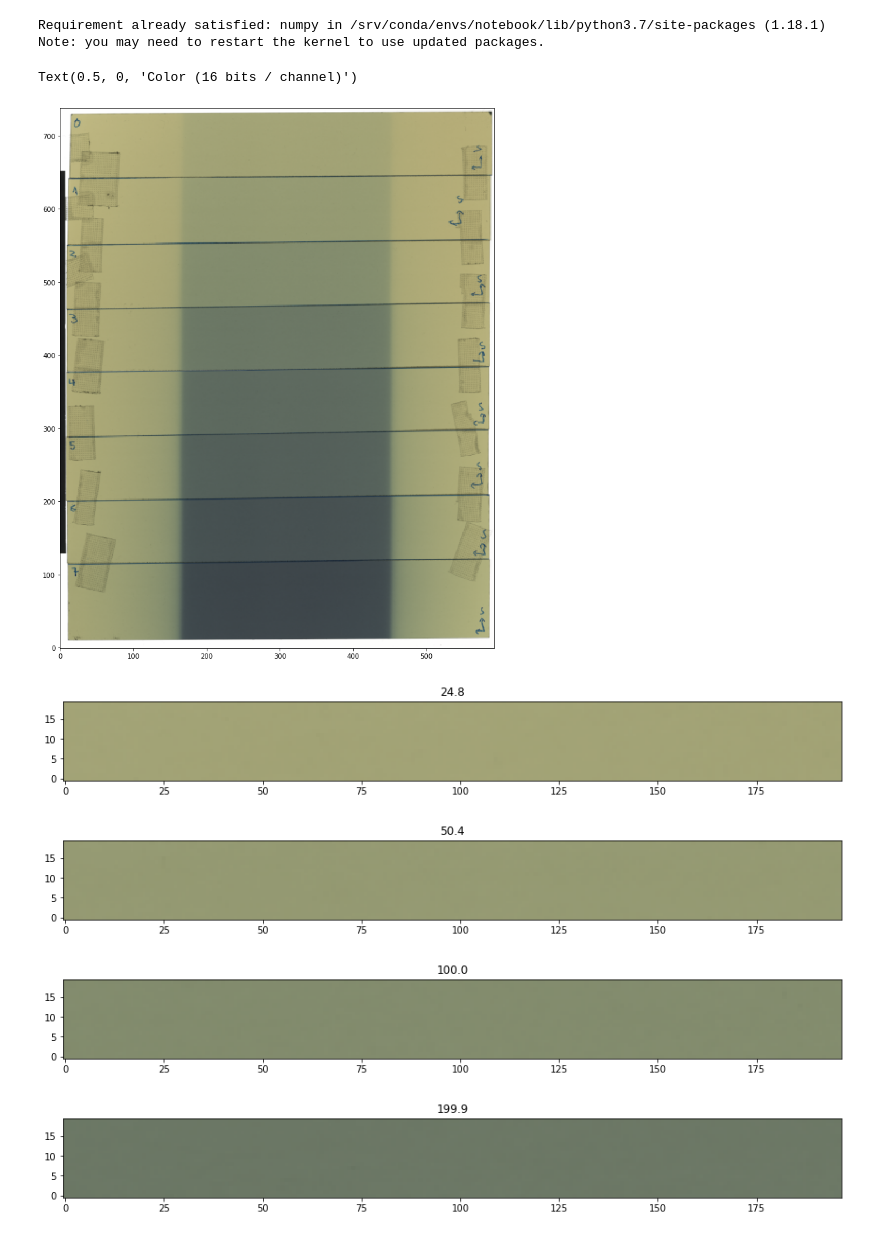
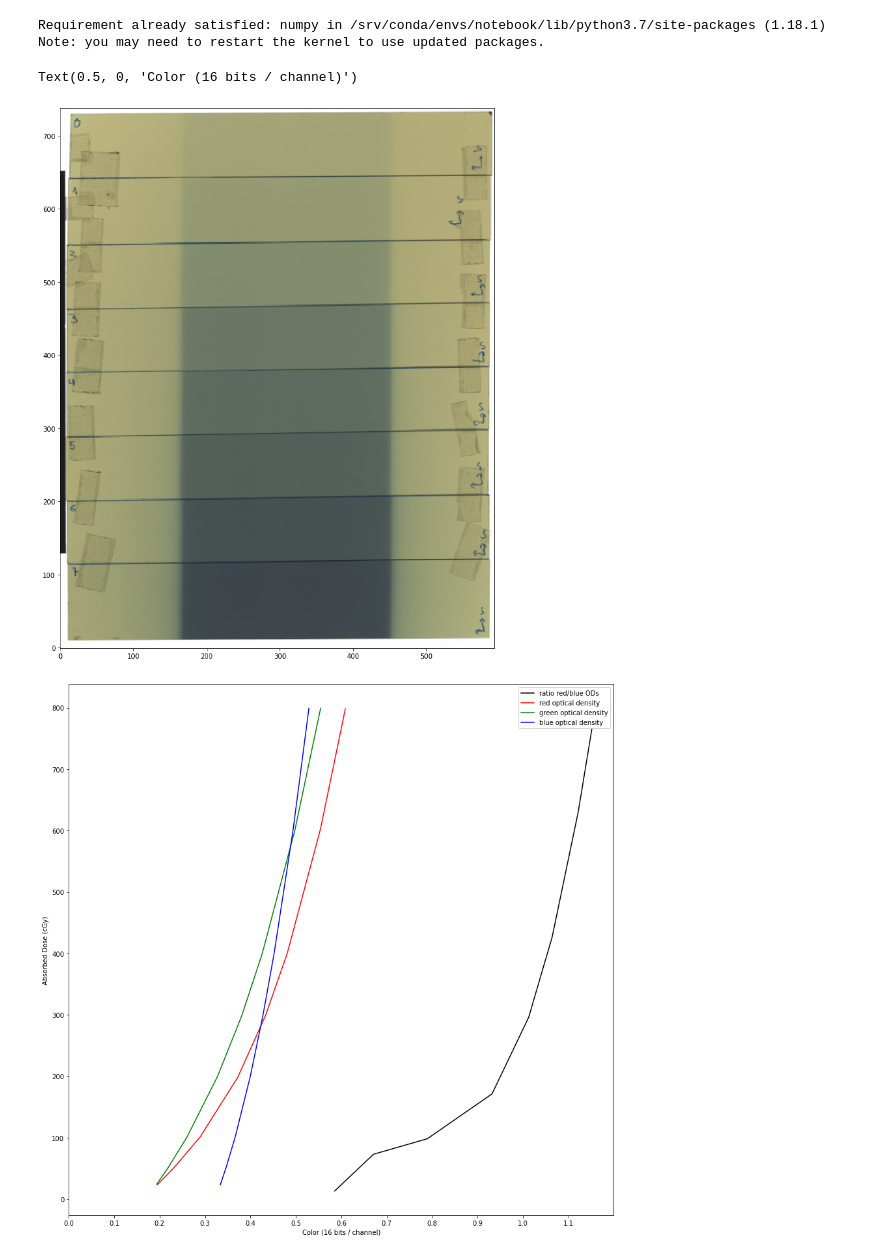
Before and after one commit to TheHelvetHawk/stageinfo, a Jupyter notebook: EBT3_CalibrationWithFitting.ipynb, the cells around one changed output. Saved outputs shown, nothing was run; the diff lists cells and outputs as text; code cells hidden in the pictures.

```diff
--- a/EBT3_CalibrationWithFitting.ipynb
+++ b/EBT3_CalibrationWithFitting.ipynb
@@ -32,18 +29,19 @@ from mpl_toolkits.axes_grid1 import make_axes_locatable
 from scipy import ndimage, optimize
 
 import SimpleITK
+# %%
+# INPUT PARAMETERS #
+
+m_fns = ['tif1/scan1.tif', 'tif1/scan2.tif', 'tif1/scan3.tif', 'tif1/scan4.tif', 'tif1/scan5.tif']
+
+
+list0 = [799.7, 599.8, 399.9, 299.9, 199.9, 100.0, 50.4, 24.8] # Dose values
+
+display_strips = False
+
+def fitting_func(x, a, b, c, d):
+    return a * (x**3) + b * (x**2) + c*x + d
 # %%
-# INPUT PARAMETERS #
-
-m_fns = ['tif1/scan1.tif', 'tif1/scan2.tif', 'tif1/scan3.tif', 'tif1/scan4.tif', 'tif1/scan5.tif']
-
-
-list0 = [799.7, 599.8, 399.9, 299.9, 199.9, 100.0, 50.4, 24.8]
-
-def fitting_func(x, a, b):
-    return a * (x**2) + b
-
-
 # CREATION OF THE MEDIAN IMAGE #
 
 arrays = [0 for i in range(len(m_fns))]
@@ -91,7 +89,6 @@ array[array==65535]=65534
 array = array / 65535.0
 # %%
 # MATPLOTLIB #
-display_strips = True
 list1 = [0 for i in range(8)] # list of length 8
 
 plt.rcParams['figure.figsize'] = (15, 15)
@@ -109,48 +106,36 @@ for i in range(7, -1, -1):
     centy = (2*i+1)*(sizey//8)//2 # mid-height of the current strip
 
     if display_strips:
         fig, ax2 = plt.subplots()
         ax2.imshow(array[centy-10 : centy+10, thirdx : 2*thirdx], origin='lower') # displays the current strip
         ax2.set_title(list0[i])
 
     zoi = array[centy-10 : centy+10, thirdx : 2*thirdx] # zone of interest
     list1[i] = (np.mean(zoi[:,:,0]), np.mean(zoi[:,:,1]), np.mean(zoi[:,:,2]))
 
 list1 = np.array(list1) # contains the median color of each strip
 
 # setups the plot
 fig, ax3 = plt.subplots()
 dor = -np.log10(list1[:, 0]) # red curve
 dog = -np.log10(list1[:, 1]) # green curve
 dob = -np.log10(list1[:, 2]) # blue curve
 rsb = dor / dob # black curve
 
-params, params_covariance = optimize.curve_fit(fitting_func, rsb, list0)
-x_axis = fitting_func(rsb, params[0], params[1])
-ax3.plot(rsb, x_axis, "k", label='ratio red/blue ODs')
+list1 = [(rsb, 'k', 'ratio red/blue ODs'), (dor, 'r', 'red optical density'), (dog, 'g', 'green optical density'), (dob, 'b', 'blue optical density')]
 
-params, params_covariance = optimize.curve_fit(fitting_func, dor, list0)
-x_axis = fitting_func(dor, params[0], params[1])
-ax3.plot(dor, x_axis, "r", label='red optical density')
-
-params, params_covariance = optimize.curve_fit(fitting_func, dog, list0)
-x_axis = fitting_func(dog, params[0], params[1])
-ax3.plot(dog, x_axis, "g", label='green optical density')
-
-params, params_covariance = optimize.curve_fit(fitting_func, dob, list0)
-x_axis = fitting_func(dob, params[0], params[1])
-ax3.plot(dob, x_axis, "b", label='blue optical density')
+for e in list1: # fitting the curves
+    params, params_covariance = optimize.curve_fit(fitting_func, e[0], list0)
+    x_axis = fitting_func(e[0], params[0], params[1], params[2], params[3])
+    ax3.plot(e[0], x_axis, e[1], label=e[2])
 
 ax3.set_xlim(left=0)
 xliml, xlimr = ax3.get_xlim()
 ax3.set_xticks(np.arange(xliml, xlimr, 0.1))
 ax3.legend()
 ax3.set_ylabel('Absorbed Dose (cGy)')
 ax3.set_xlabel('Color (16 bits / channel)')
 # %% [output]
 Text(0.5, 0, 'Color (16 bits / channel)')
 [figure]
-[figure, old version]
+[figure, new version]
-[figure, removed]
-[figure, removed]
-[figure, removed]
```
Also changed, not shown: parts of 3 cells of this notebook, 1 other file.
